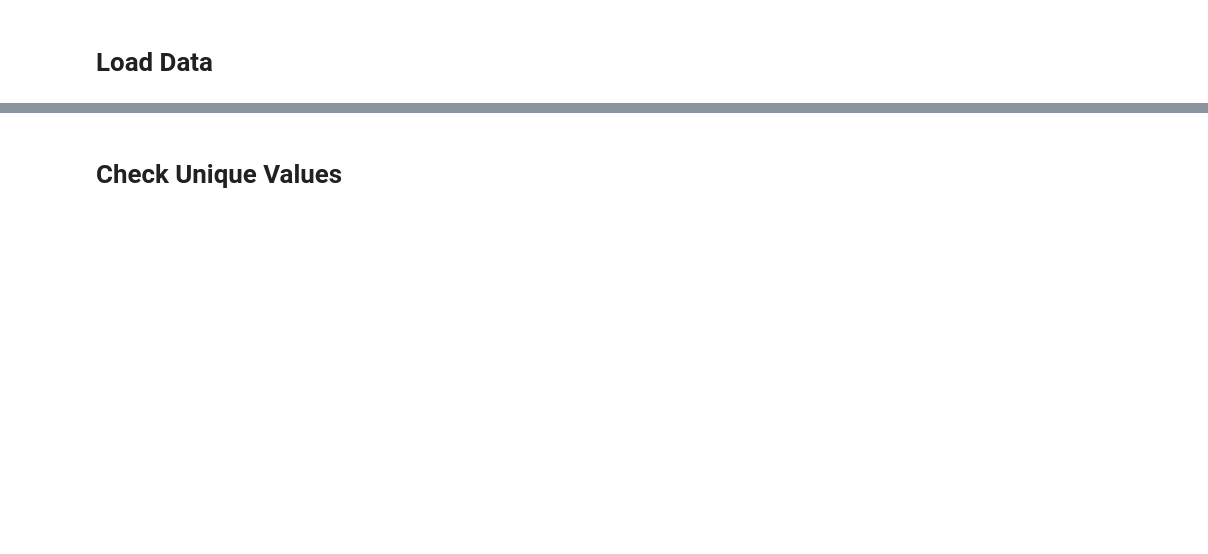
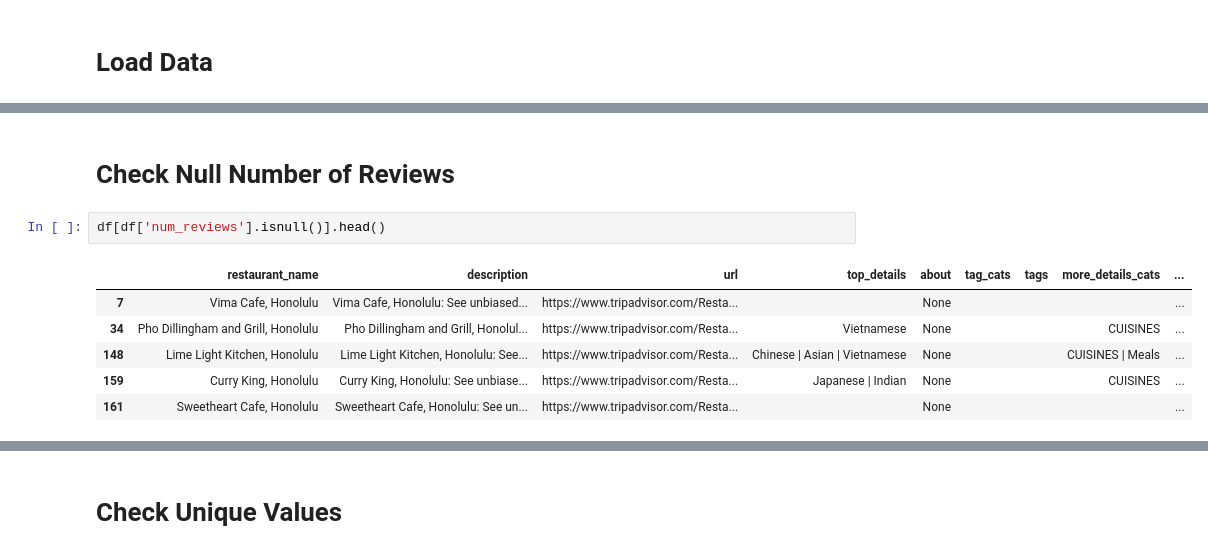
Before and after one commit to chelseanbr/hon-eats-recommender, a Jupyter notebook: eda.ipynb, the cells around one changed output, grey strips where cells are left out. Saved outputs shown, nothing was run; the diff lists cells and outputs as text; blank space fills up the shorter version.

```diff
--- a/eda.ipynb
+++ b/eda.ipynb
@@ -41,3 +39,14 @@ Data columns (total 20 columns):
  19  review_data        15903 non-null  object
 dtypes: float64(6), object(14)
 memory usage: 2.5+ MB
+# %% [markdown]
+# Check Null Number of Reviews
+# %%
+df[df['num_reviews'].isnull()].head()
+# %% [output]
+|  | restaurant_name | description | url | top_details | about | tag_cats | tags | more_details_cats | ... |
+| 7 | Vima Cafe, Honolulu | Vima Cafe, Honolulu: See unbiased... | https://www.tripadvisor.com/Resta... |  | None |  |  |  | ... |
+| 34 | Pho Dillingham and Grill, Honolulu | Pho Dillingham and Grill, Honolul... | https://www.tripadvisor.com/Resta... | Vietnamese | None |  |  | CUISINES | ... |
+| 148 | Lime Light Kitchen, Honolulu | Lime Light Kitchen, Honolulu: See... | https://www.tripadvisor.com/Resta... | Chinese | Asian | Vietnamese | None |  |  | CUISINES | Meals | ... |
+| 159 | Curry King, Honolulu | Curry King, Honolulu: See unbiase... | https://www.tripadvisor.com/Resta... | Japanese | Indian | None |  |  | CUISINES | ... |
+| 161 | Sweetheart Cafe, Honolulu | Sweetheart Cafe, Honolulu: See un... | https://www.tripadvisor.com/Resta... |  | None |  |  |  | ... |
```
Also changed, not shown: parts of 48 cells of this notebook.
